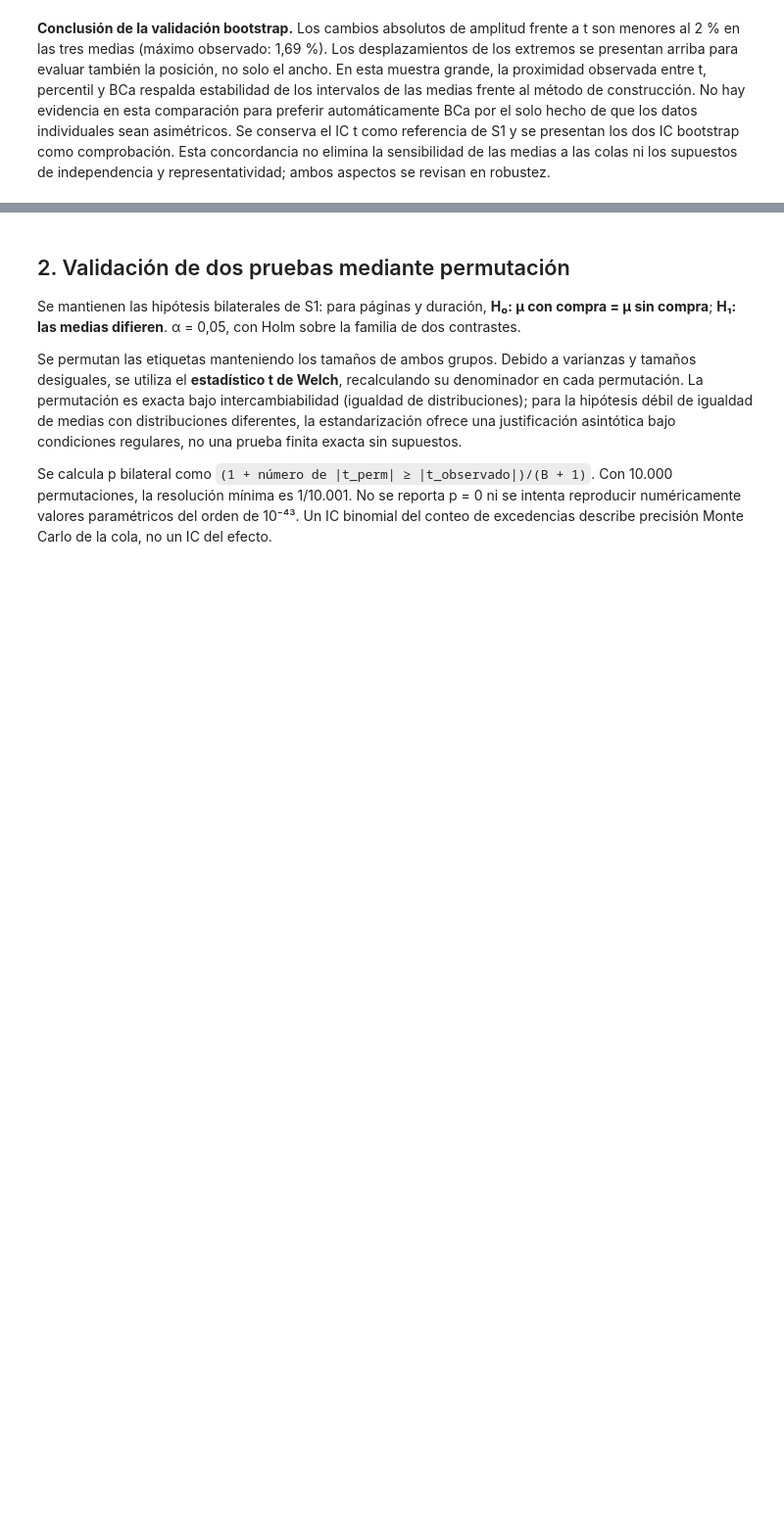
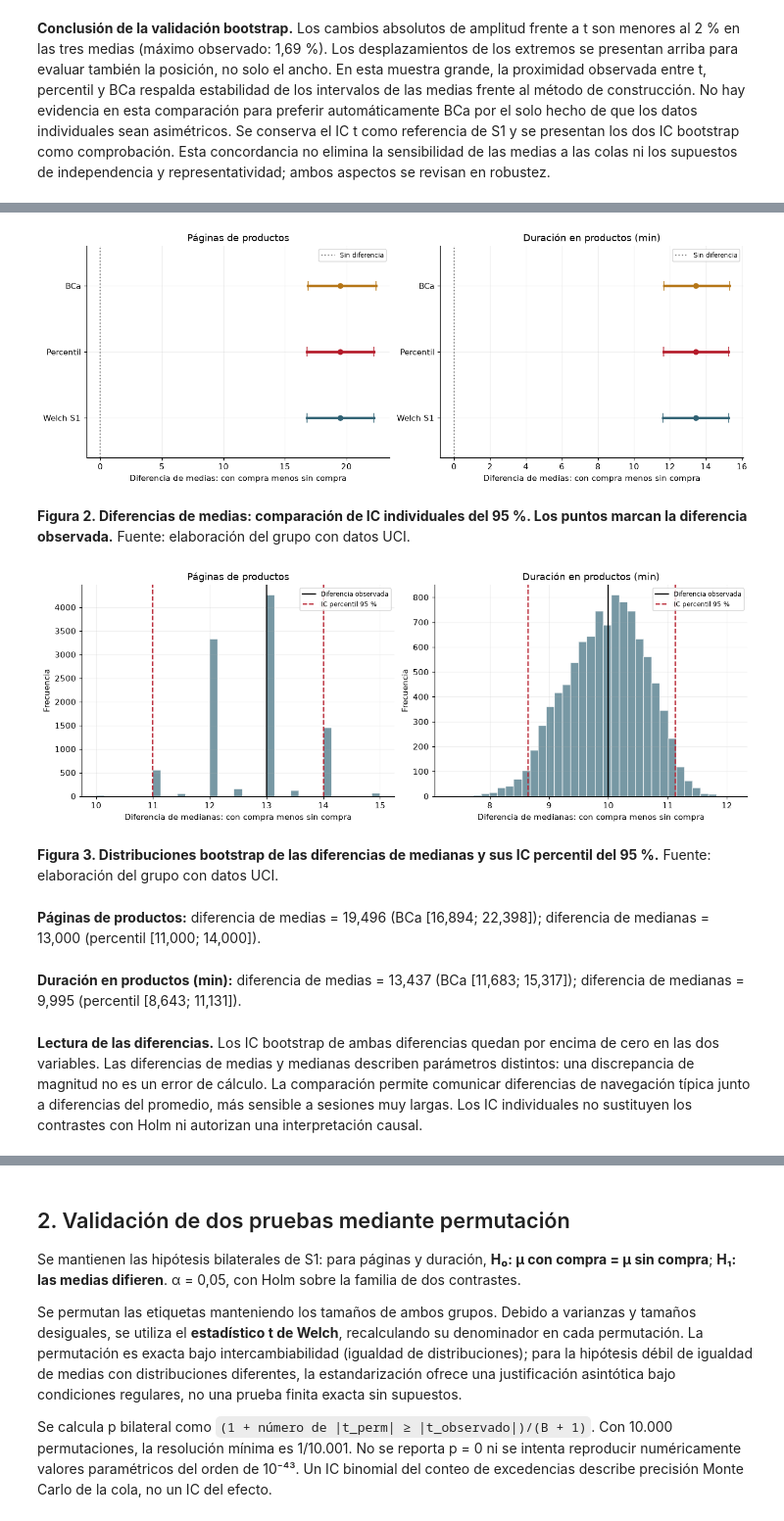
Before and after one commit to RenzoVilchez02/proyectoGrupo2, a Jupyter notebook: S2/Validacion_Simulacion.ipynb, the cells around one changed output, grey strips where cells are left out. Shown at 98% size. Drawn from its saved outputs; the diff is of its cells as text; code cells hidden in the pictures; blank space fills up the shorter version.

Commit message:
Amplía bootstrap y documenta observaciones del profesor

```diff
--- a/S2/Validacion_Simulacion.ipynb
+++ b/S2/Validacion_Simulacion.ipynb
@@ -410,0 +487,48 @@ display(Markdown('**Conclusión de la validación bootstrap.** '+interpretacion_
+# %%
+fig, axes = plt.subplots(1, 2, figsize=(12, 4.3), constrained_layout=True)
+for ax, (_, r) in zip(axes, tabla_diferencias_boot.iterrows()):
+    for j, (etiqueta, lo, hi) in enumerate([
+        ('Welch S1', r.Welch_inf, r.Welch_sup),
+        ('Percentil', r.percentil_inf, r.percentil_sup), ('BCa', r.BCa_inf, r.BCa_sup)]):
+        ax.plot([lo,hi], [j,j], color=COLORES[j], lw=3, marker='|', ms=12)
+        ax.scatter(r.diferencia_medias, j, color=COLORES[j], zorder=3)
+    ax.set(yticks=range(3), yticklabels=['Welch S1','Percentil','BCa'],
+           xlabel='Diferencia de medias: con compra menos sin compra', title=r.variable, ylim=(-.6,2.6))
+    ax.axvline(0, color='grey', ls=':', label='Sin diferencia'); ax.legend(fontsize=8)
+figura('Diferencias de medias: comparación de IC individuales del 95 %. Los puntos marcan la diferencia observada.')
+
+fig, axes = plt.subplots(1, 2, figsize=(12, 4.3), constrained_layout=True)
+lecturas_diferencias = []
+for ax, c, (_, r) in zip(axes, PRINCIPALES[:2], tabla_dif_medianas_boot.iterrows()):
+    ax.hist(DIF_BOOT[c]['medianas']*FACTORES[c], bins=35, color=COLORES[0], alpha=.65, edgecolor='white')
+    ax.axvline(r.diferencia_medianas, color='black', label='Diferencia observada')
+    ax.axvline(r.percentil_inf, color=COLORES[1], ls='--', label='IC percentil 95 %')
+    ax.axvline(r.percentil_sup, color=COLORES[1], ls='--')
+    ax.set(title=r.variable, xlabel='Diferencia de medianas: con compra menos sin compra', ylabel='Frecuencia')
+    ax.legend(fontsize=8)
+    m = tabla_diferencias_boot.loc[tabla_diferencias_boot.variable==r.variable].iloc[0]
+    lecturas_diferencias.append(
+        f"**{r.variable}:** diferencia de medias = {numero(m.diferencia_medias)} "
+        f"(BCa [{numero(m.BCa_inf)}; {numero(m.BCa_sup)}]); diferencia de medianas = "
+        f"{numero(r.diferencia_medianas)} (percentil [{numero(r.percentil_inf)}; {numero(r.percentil_sup)}]).")
+figura('Distribuciones bootstrap de las diferencias de medianas y sus IC percentil del 95 %.')
+for lectura in lecturas_diferencias:
+    display(Markdown(lectura))
+todos_positivos = bool((tabla_diferencias_boot[['percentil_inf','BCa_inf']]>0).all().all()
+                       and (tabla_dif_medianas_boot.percentil_inf>0).all())
+interpretacion_diferencias_boot = (
+    ('Los IC bootstrap de ambas diferencias quedan por encima de cero en las dos variables. '
+     if todos_positivos else 'No todos los IC bootstrap de las diferencias excluyen cero; revisar cada tabla. ')+
+    'Las diferencias de medias y medianas describen parámetros distintos: una discrepancia de magnitud '
+    'no es un error de cálculo. La comparación permite comunicar diferencias de navegación típica junto '
+    'a diferencias del promedio, más sensible a sesiones muy largas. Los IC individuales no sustituyen '
+    'los contrastes con Holm ni autorizan una interpretación causal.')
+display(Markdown('**Lectura de las diferencias.** '+interpretacion_diferencias_boot))
+# %% [output]
+[figure, added]
+**Figura 2. Diferencias de medias: comparación de IC individuales del 95 %. Los puntos marcan la diferencia observada.** Fuente: elaboración del grupo con datos UCI.
+[figure, added]
+**Figura 3. Distribuciones bootstrap de las diferencias de medianas y sus IC percentil del 95 %.** Fuente: elaboración del grupo con datos UCI.
+**Páginas de productos:** diferencia de medias = 19,496 (BCa [16,894; 22,398]); diferencia de medianas = 13,000 (percentil [11,000; 14,000]).
+**Duración en productos (min):** diferencia de medias = 13,437 (BCa [11,683; 15,317]); diferencia de medianas = 9,995 (percentil [8,643; 11,131]).
+**Lectura de las diferencias.** Los IC bootstrap de ambas diferencias quedan por encima de cero en las dos variables. Las diferencias de medias y medianas describen parámetros distintos: una discrepancia de magnitud no es un error de cálculo. La comparación permite comunicar diferencias de navegación típica junto a diferencias del promedio, más sensible a sesiones muy largas. Los IC individuales no sustituyen los contrastes con Holm ni autorizan una interpretación causal.
```
Also changed, not shown: parts of 20 cells of this notebook, 2 other files.
